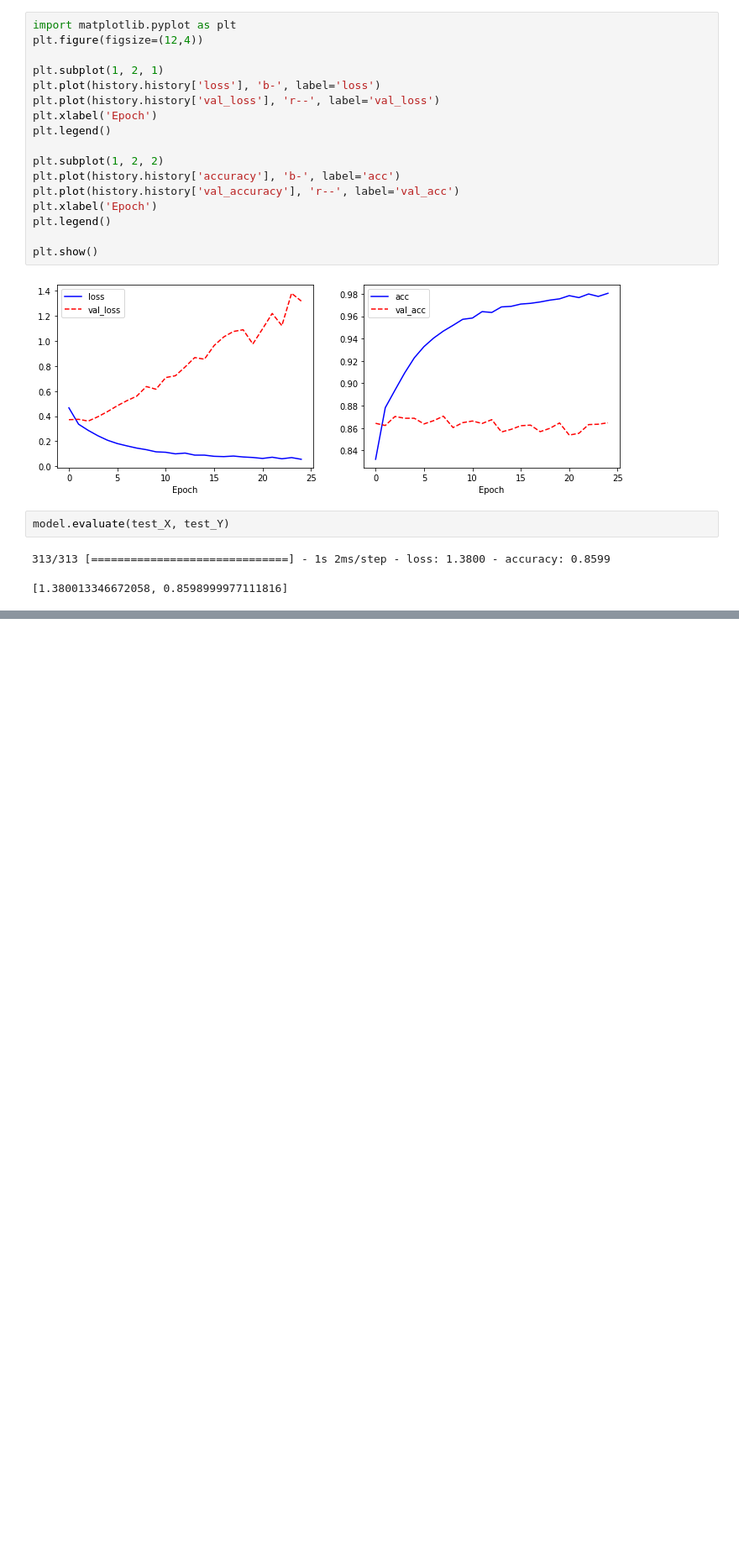
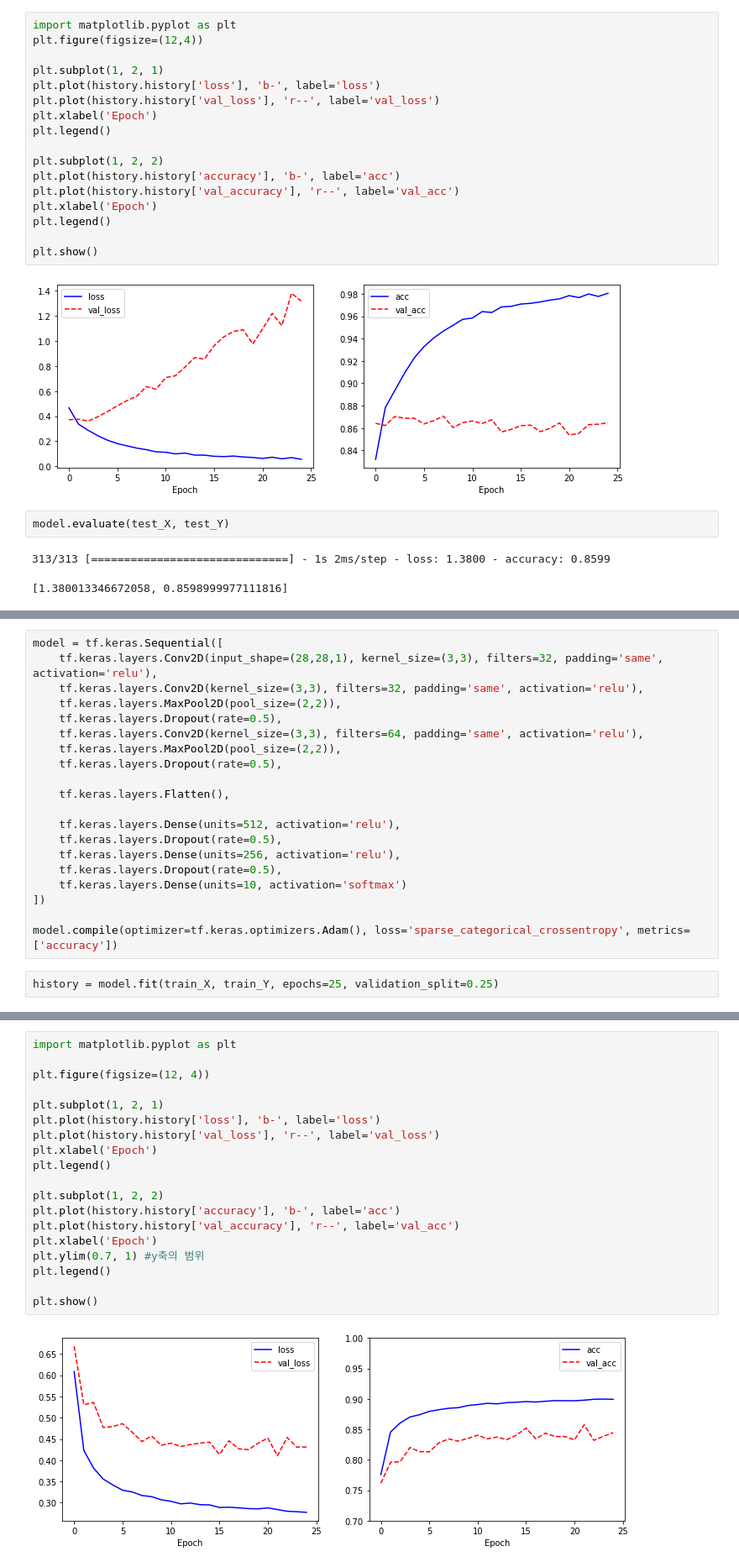
Before and after one commit to chloe-hyunkyung-park/tensorflow_ex, a Jupyter notebook: ch06_CNN.ipynb, the cells around one changed output, grey strips where cells are left out. Shown: that part at 84% size. Cells and saved outputs as stored; diff of their text form; blank space fills up the shorter version.

```diff
--- a/ch06_CNN.ipynb
+++ b/ch06_CNN.ipynb
@@ -149,0 +396,22 @@ model = tf.keras.Sequential([
+# %%
+model = tf.keras.Sequential([
+    tf.keras.layers.Conv2D(input_shape=(28,28,1), kernel_size=(3,3), filters=32, padding='same', activation='relu'),
+    tf.keras.layers.Conv2D(kernel_size=(3,3), filters=32, padding='same', activation='relu'),
+    tf.keras.layers.MaxPool2D(pool_size=(2,2)),
+    tf.keras.layers.Dropout(rate=0.5),
+    tf.keras.layers.Conv2D(kernel_size=(3,3), filters=64, padding='same', activation='relu'),
+    tf.keras.layers.MaxPool2D(pool_size=(2,2)),
+    tf.keras.layers.Dropout(rate=0.5),
+
+    tf.keras.layers.Flatten(),
+
+    tf.keras.layers.Dense(units=512, activation='relu'),
+    tf.keras.layers.Dropout(rate=0.5),
+    tf.keras.layers.Dense(units=256, activation='relu'),
+    tf.keras.layers.Dropout(rate=0.5),
+    tf.keras.layers.Dense(units=10, activation='softmax')
+])
+
+model.compile(optimizer=tf.keras.optimizers.Adam(), loss='sparse_categorical_crossentropy', metrics=['accuracy'])
+# %%
+history = model.fit(train_X, train_Y, epochs=25, validation_split=0.25)
@@ -149,0 +436,21 @@ model = tf.keras.Sequential([
+# %%
+import matplotlib.pyplot as plt
+
+plt.figure(figsize=(12, 4))
+
+plt.subplot(1, 2, 1)
+plt.plot(history.history['loss'], 'b-', label='loss')
+plt.plot(history.history['val_loss'], 'r--', label='val_loss')
+plt.xlabel('Epoch')
+plt.legend()
+
+plt.subplot(1, 2, 2)
+plt.plot(history.history['accuracy'], 'b-', label='acc')
+plt.plot(history.history['val_accuracy'], 'r--', label='val_acc')
+plt.xlabel('Epoch')
+plt.ylim(0.7, 1) #y축의 범위
+plt.legend()
+
+plt.show()
+# %% [output]
+[figure, added]
```
Also changed, not shown: parts of 18 cells of this notebook.
